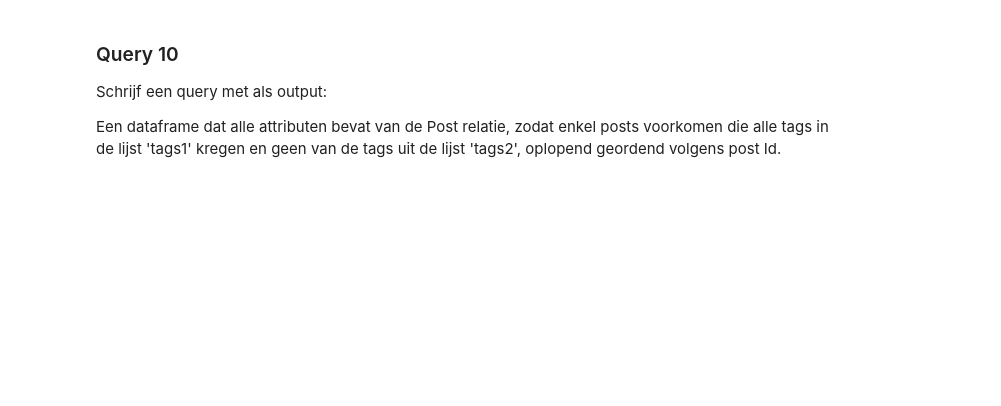
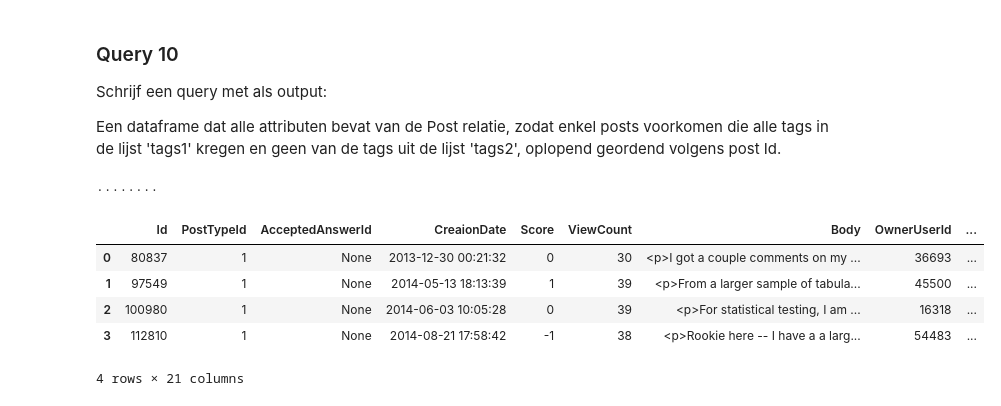
Before and after one commit to wiggelyjiggely/Databanken-groep-3, a Jupyter notebook: ASSIGNMENT3.ipynb, the cells around one changed output. Cells and saved outputs as stored; diff of their text form; code cells hidden in the pictures; blank space fills up the shorter version.

```diff
--- a/ASSIGNMENT3.ipynb
+++ b/ASSIGNMENT3.ipynb
@@ -489,9 +524,12 @@ Een dataframe dat alle attributen bevat van de Post relatie, zodat enkel posts v
 # %%
 def get_posts_filtered_advanced(connection,tags_1,tags_2):
     # Actual query
-    query="""
-    MAAK QUERY HIER
-    """
+    refinedList1 = ">%' AND Tags LIKE '%<".join(a for a in tags_1)
+    refinedList1 = "Tags LIKE '%<" + refinedList1 + ">%'"
+    refinedList2 = ">%' AND NOT Tags LIKE '%<".join(b for b in tags_2)
+    refinedList2 = refinedList2 + ">%'"
+    refinedList = refinedList1 + " AND NOT Tags LIKE '%<" + refinedList2
+    query="SELECT * FROM posts WHERE %s ORDER BY posts.Id" %(refinedList)
 
     # EXTRA CODE HIER
 
@@ -503,3 +541,13 @@ def get_posts_filtered_advanced(connection,tags_1,tags_2):
     res= cursor.fetchall()
     df=pd.DataFrame(res,columns=post_columns)
     return df
+# %%
+get_posts_filtered_advanced(verbind_met_GB("root","localhost","databank-groep-3"), ('dataset','sample'),('population',))
+# %% [output]
+········
+|  | Id | PostTypeId | AcceptedAnswerId | CreaionDate | Score | ViewCount | Body | OwnerUserId | ... |
+| 0 | 80837 | 1 | None | 2013-12-30 00:21:32 | 0 | 30 | <p>I got a couple comments on my ... | 36693 | ... |
+| 1 | 97549 | 1 | None | 2014-05-13 18:13:39 | 1 | 39 | <p>From a larger sample of tabula... | 45500 | ... |
+| 2 | 100980 | 1 | None | 2014-06-03 10:05:28 | 0 | 39 | <p>For statistical testing, I am ... | 16318 | ... |
+| 3 | 112810 | 1 | None | 2014-08-21 17:58:42 | -1 | 38 | <p>Rookie here -- I have a a larg... | 54483 | ... |
+4 rows × 21 columns
```
Also changed, not shown: parts of 6 cells of this notebook.
